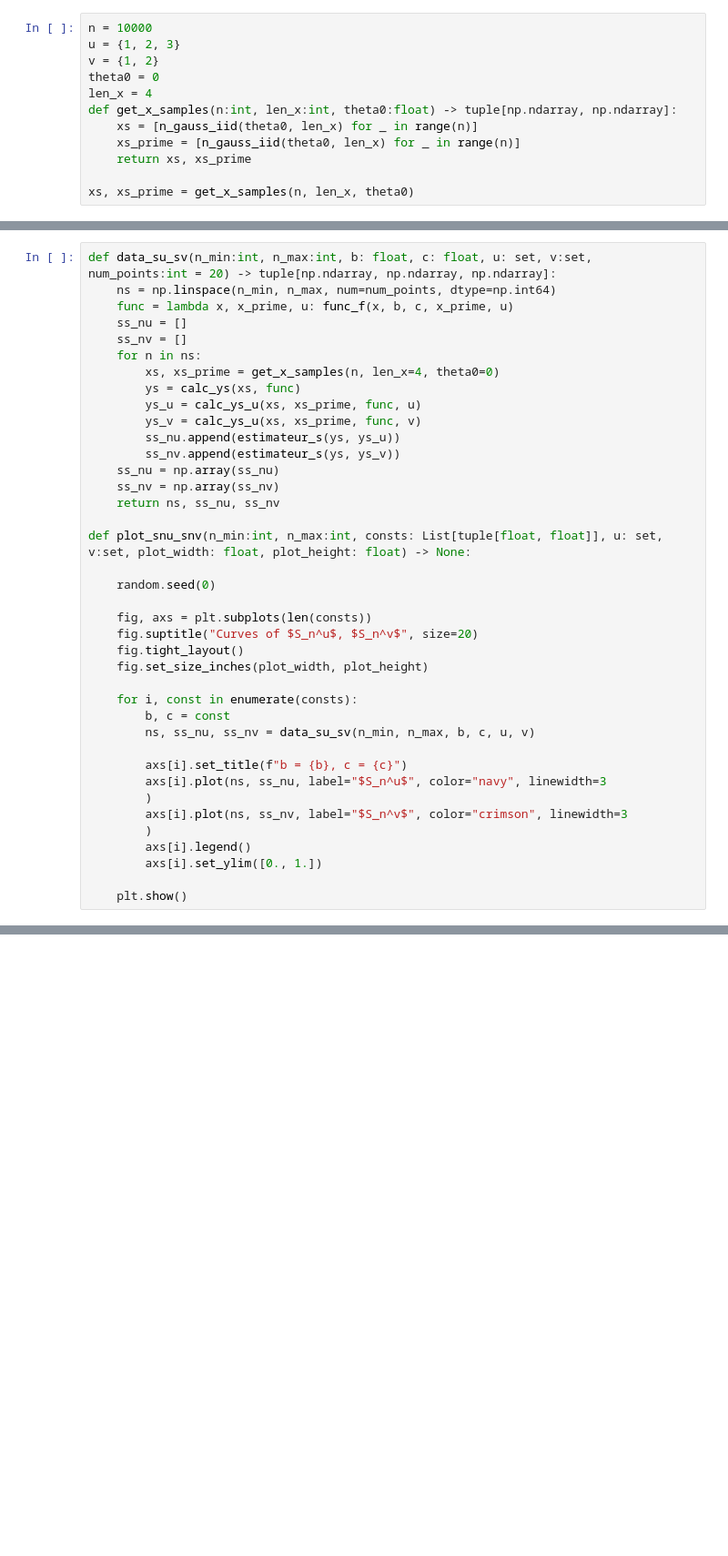
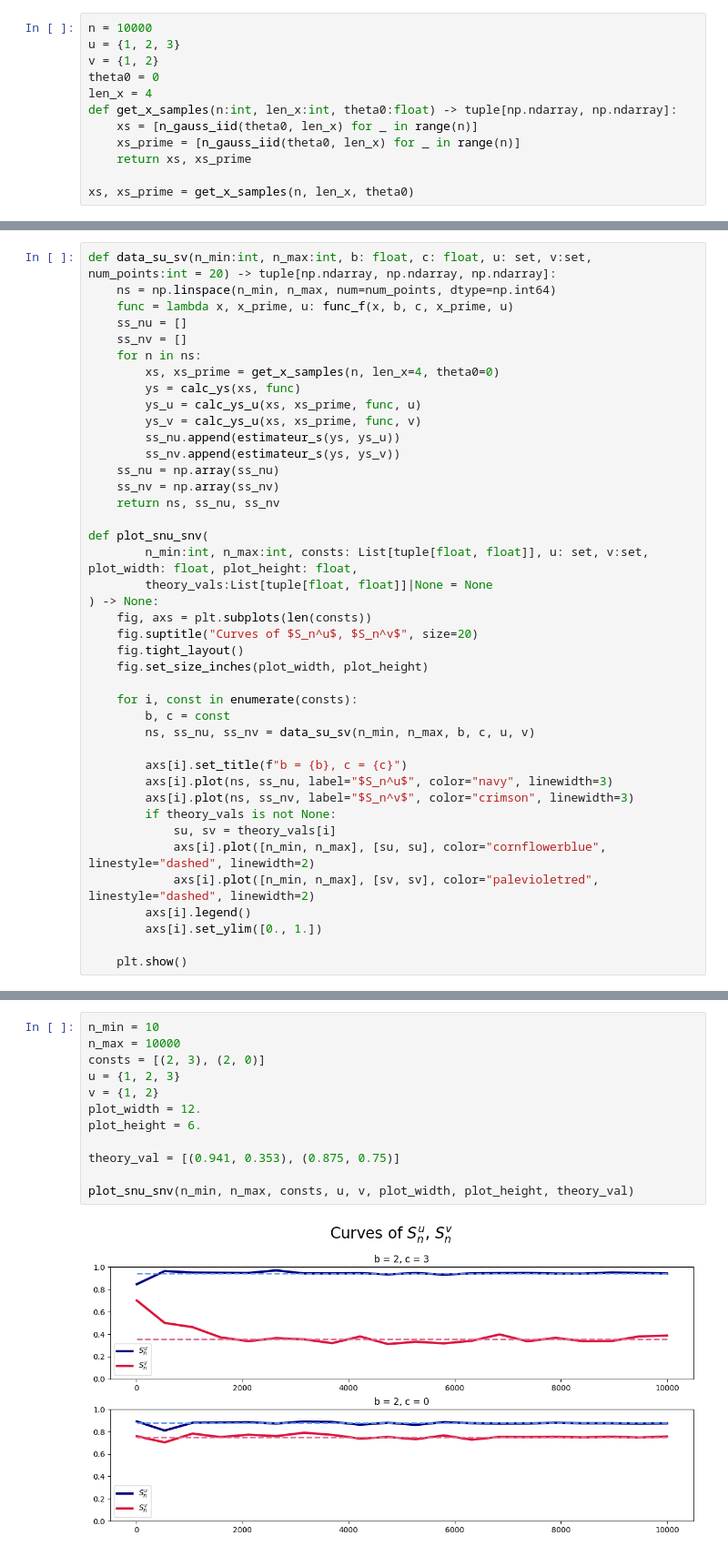
Before and after one commit to Eric-Guerra-Ribeiro/MAP361-decison-rule, a Jupyter notebook: decision_rule.ipynb, the cells around one changed output, grey strips where cells are left out. Shown at 91% size. Drawn from its saved outputs; the diff is of its cells as text; blank space fills up the shorter version.

```diff
--- a/decision_rule.ipynb
+++ b/decision_rule.ipynb
@@ -275,10 +616,10 @@ def data_su_sv(n_min:int, n_max:int, b: float, c: float, u: set, v:set, num_poin
     ss_nv = np.array(ss_nv)
     return ns, ss_nu, ss_nv
 
-def plot_snu_snv(n_min:int, n_max:int, consts: List[tuple[float, float]], u: set, v:set, plot_width: float, plot_height: float) -> None:
-
-    random.seed(0)
-
+def plot_snu_snv(
+        n_min:int, n_max:int, consts: List[tuple[float, float]], u: set, v:set, plot_width: float, plot_height: float,
+        theory_vals:List[tuple[float, float]]|None = None
+) -> None:
     fig, axs = plt.subplots(len(consts))
     fig.suptitle("Curves of $S_n^u$, $S_n^v$", size=20)
     fig.tight_layout()
@@ -289,10 +630,12 @@ def plot_snu_snv(n_min:int, n_max:int, consts: List[tuple[float, float]], u: set
         ns, ss_nu, ss_nv = data_su_sv(n_min, n_max, b, c, u, v)
 
         axs[i].set_title(f"b = {b}, c = {c}")
-        axs[i].plot(ns, ss_nu, label="$S_n^u$", color="navy", linewidth=3
-        )
-        axs[i].plot(ns, ss_nv, label="$S_n^v$", color="crimson", linewidth=3
-        )
+        axs[i].plot(ns, ss_nu, label="$S_n^u$", color="navy", linewidth=3)
+        axs[i].plot(ns, ss_nv, label="$S_n^v$", color="crimson", linewidth=3)
+        if theory_vals is not None:
+            su, sv = theory_vals[i]
+            axs[i].plot([n_min, n_max], [su, su], color="cornflowerblue", linestyle="dashed", linewidth=2)
+            axs[i].plot([n_min, n_max], [sv, sv], color="palevioletred", linestyle="dashed", linewidth=2)
         axs[i].legend()
         axs[i].set_ylim([0., 1.])
 
@@ -321,0 +643,14 @@ S4
+# %%
+n_min = 10
+n_max = 10000
+consts = [(2, 3), (2, 0)]
+u = {1, 2, 3}
+v = {1, 2}
+plot_width = 12.
+plot_height = 6.
+
+theory_val = [(0.941, 0.353), (0.875, 0.75)]
+
+plot_snu_snv(n_min, n_max, consts, u, v, plot_width, plot_height, theory_val)
+# %% [output]
+[figure, added]
```
Also changed, not shown: parts of 53 cells of this notebook.
